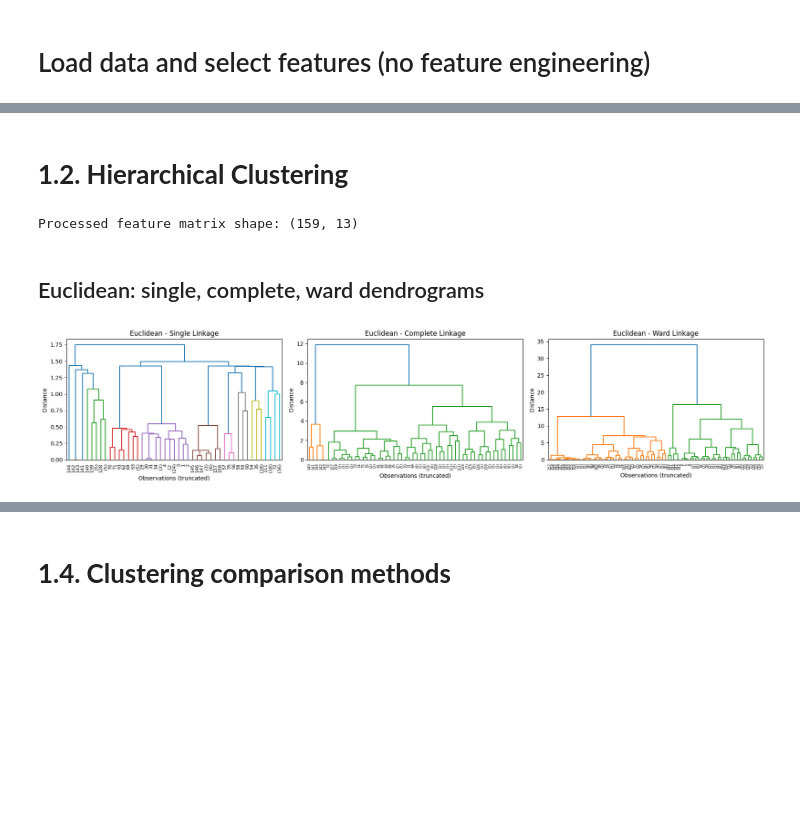
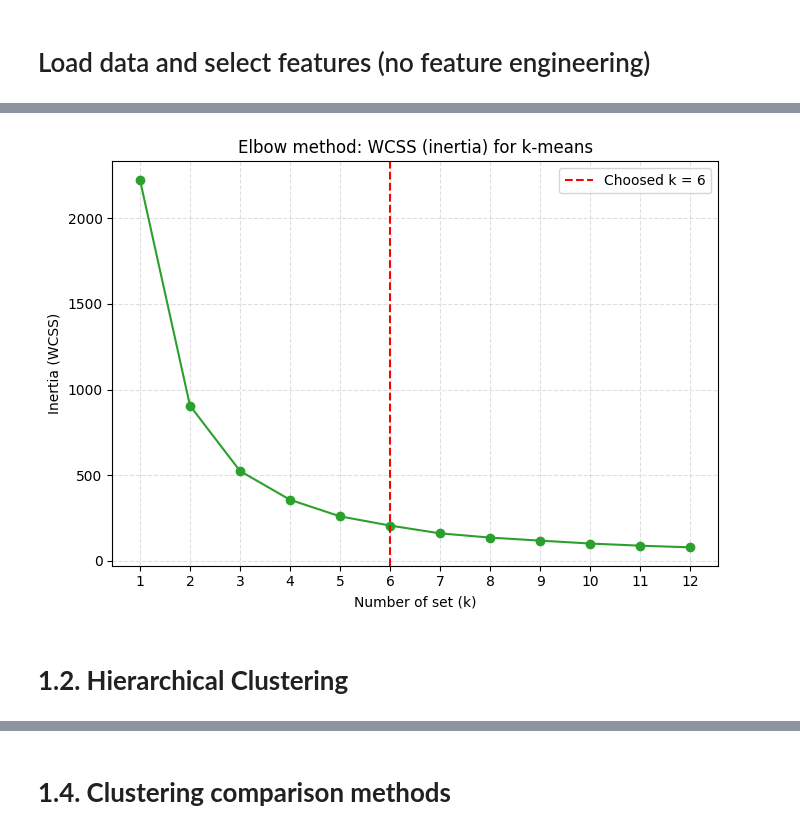
Before and after one commit to fehimecapar/Data-Science-For-Decision-Support, a Jupyter notebook: assignment4.ipynb, the cells around one changed output, grey strips where cells are left out. Cells and saved outputs as stored; diff of their text form; code cells hidden in the pictures; blank space fills up the shorter version.

```diff
--- a/assignment4.ipynb
+++ b/assignment4.ipynb
@@ -150,9 +142,21 @@ k-means trained with k=3.
+# %%
+# Also plot inertia curve (optional) with Turkish labels
+plt.figure(figsize=(7,5))
+plt.plot(k_values, inertias, marker='o', color='#2ca02c')
+plt.xticks(k_values)
+plt.xlabel('Number of set (k)')
+plt.ylabel('Inertia (WCSS)')
+plt.title('Elbow method: WCSS (inertia) for k-means')
+plt.grid(True, linestyle='--', alpha=0.4)
+plt.axvline(chosen_k, color='red', linestyle='--', label=f'Choosed k = {chosen_k}')
+plt.legend()
+plt.tight_layout()
+
+plot_inertia_path = 'elbow_kmeans_inertia.png'
+plt.savefig(plot_inertia_path, dpi=160)
+plt.show()
+plt.close()
+# %% [output]
+[figure, added]
 # %% [markdown]
 # **1.2. Hierarchical Clustering**
-# %%
-X_dense = X_proc.toarray() if hasattr(X_proc, "toarray") else X_proc
-print("Processed feature matrix shape:", X_dense.shape)
-# %% [output]
-Processed feature matrix shape: (159, 13)
-# %% [markdown]
-## Euclidean: single, complete, ward dendrograms
@@ -163,15 +162,0 @@ Z_ward_euclid     = linkage(X_dense, method="ward")  # Ward assumes Euclidean
-# %%
-fig, axes = plt.subplots(1, 3, figsize=(18, 4))
-for ax, Z, title in zip(
-    axes,
-    [Z_single_euclid, Z_complete_euclid, Z_ward_euclid],
-    ["Euclidean - Single Linkage", "Euclidean - Complete Linkage", "Euclidean - Ward Linkage"]
-):
-    dendrogram(Z, ax=ax, truncate_mode="level", p=6)
-    ax.set_title(title)
-    ax.set_xlabel("Observations (truncated)")
-    ax.set_ylabel("Distance")
-plt.tight_layout()
-plt.show()
-# %% [output]
-[figure, removed]
```
Also changed, not shown: parts of 280 cells of this notebook.
